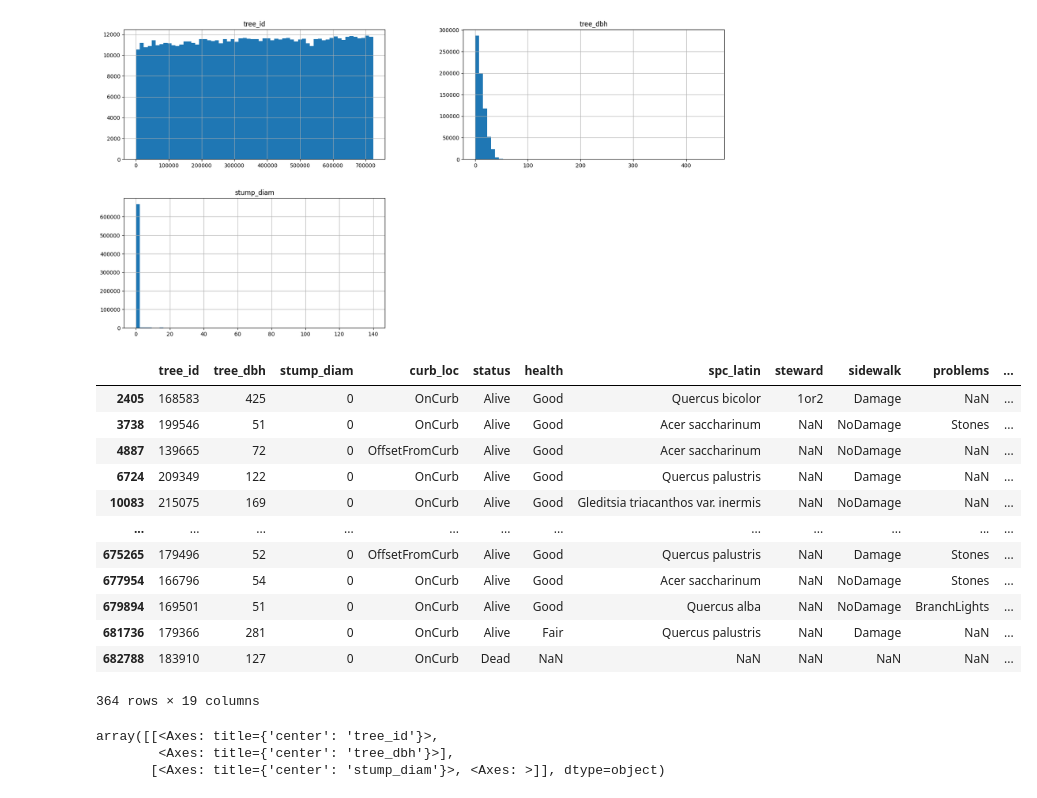
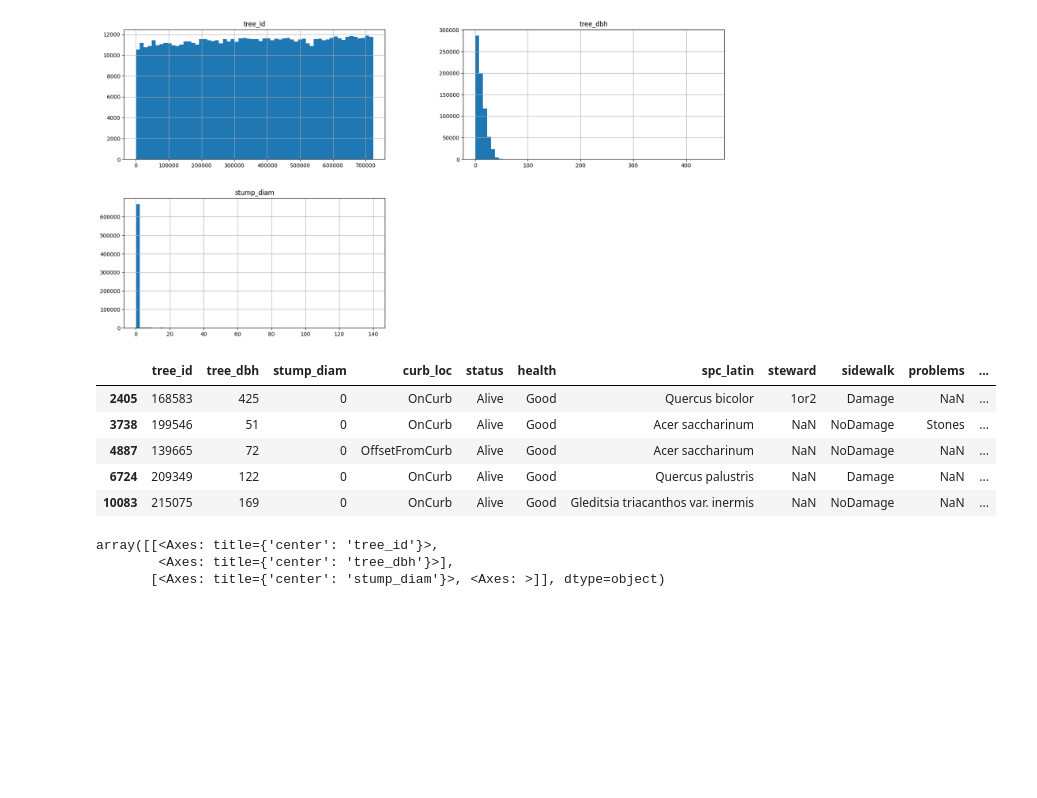
Before and after one commit to ecomunick/python_projects, a Jupyter notebook: pandas/01_data_exploration_nyc_trees.ipynb, the cells around one changed output. Cells and saved outputs as stored; diff of their text form; code cells hidden in the pictures; blank space fills up the shorter version.

```diff
--- a/pandas/01_data_exploration_nyc_trees.ipynb
+++ b/pandas/01_data_exploration_nyc_trees.ipynb
@@ -9,7 +9,7 @@ import sys
 #pd.set_option('display.max_columns', None)
 #pd.set_option('display.max_rows', 85)
 # %%
-df = pd.read_csv('/content/2015_Street_Tree_Census_-_Tree_Data_20250408.csv')
+df = pd.read_csv('/content/2015_Street_Tree_Census_-_Tree_Data.csv')
 # %%
 # seeing the data
 df.head()
@@ -193,23 +187,16 @@ array([[<Axes: title={'center': 'tree_id'}>,
 [figure]
 # %%
 # let's see some high values for 'tree_dbh' where the dbh is higher than 50 inches
-# we got 201 values
+# we got 102 values
 big_trees = df_ohne_location[df_ohne_location['tree_dbh'] > 50]
-big_trees
+big_trees.head()
 # %% [output]
 |  | tree_id | tree_dbh | stump_diam | curb_loc | status | health | spc_latin | steward | sidewalk | problems | ... |
 | 2405 | 168583 | 425 | 0 | OnCurb | Alive | Good | Quercus bicolor | 1or2 | Damage | NaN | ... |
 | 3738 | 199546 | 51 | 0 | OnCurb | Alive | Good | Acer saccharinum | NaN | NoDamage | Stones | ... |
 | 4887 | 139665 | 72 | 0 | OffsetFromCurb | Alive | Good | Acer saccharinum | NaN | NoDamage | NaN | ... |
 | 6724 | 209349 | 122 | 0 | OnCurb | Alive | Good | Quercus palustris | NaN | Damage | NaN | ... |
 | 10083 | 215075 | 169 | 0 | OnCurb | Alive | Good | Gleditsia triacanthos var. inermis | NaN | NoDamage | NaN | ... |
-| ... | ... | ... | ... | ... | ... | ... | ... | ... | ... | ... | ... |
-| 675265 | 179496 | 52 | 0 | OffsetFromCurb | Alive | Good | Quercus palustris | NaN | Damage | Stones | ... |
-| 677954 | 166796 | 54 | 0 | OnCurb | Alive | Good | Acer saccharinum | NaN | NoDamage | Stones | ... |
-| 679894 | 169501 | 51 | 0 | OnCurb | Alive | Good | Quercus alba | NaN | NoDamage | BranchLights | ... |
-| 681736 | 179366 | 281 | 0 | OnCurb | Alive | Fair | Quercus palustris | NaN | Damage | NaN | ... |
-| 682788 | 183910 | 127 | 0 | OnCurb | Dead | NaN | NaN | NaN | NaN | NaN | ... |
-364 rows × 19 columns
 # %%
 # lets visualize that:
 big_trees.hist(bins=60, figsize=(20,10))
```
Also changed, not shown: parts of 58 cells of this notebook.
